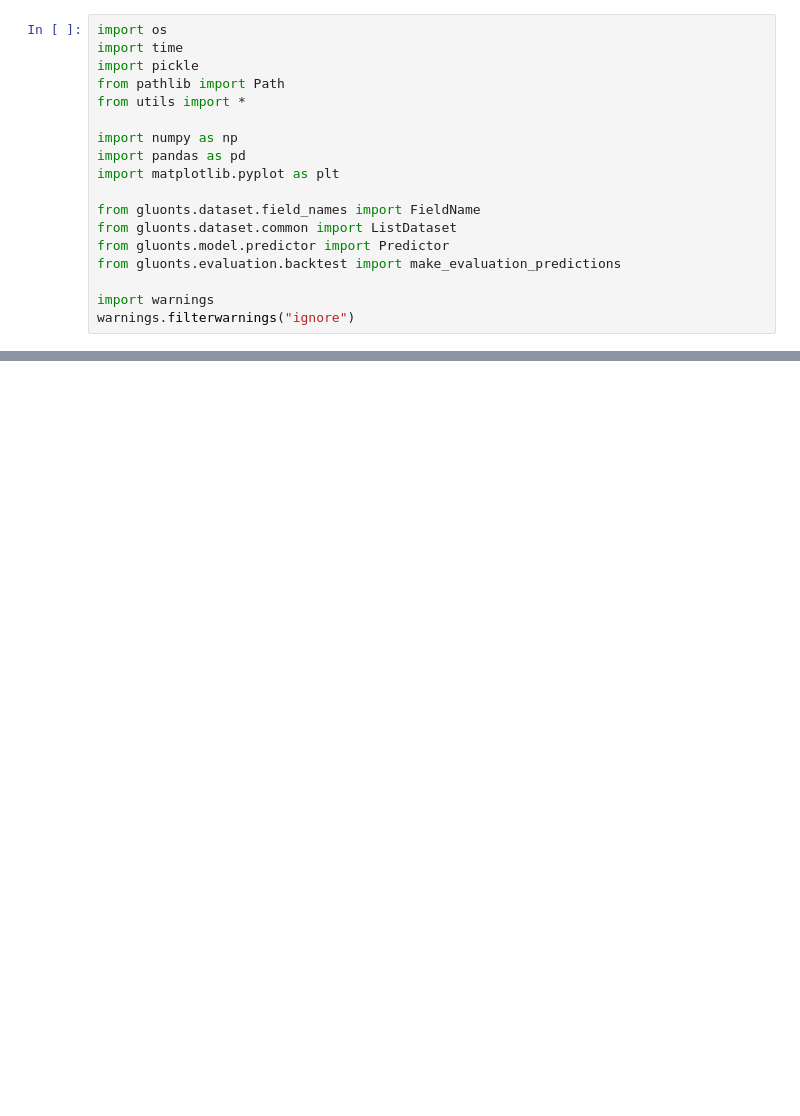
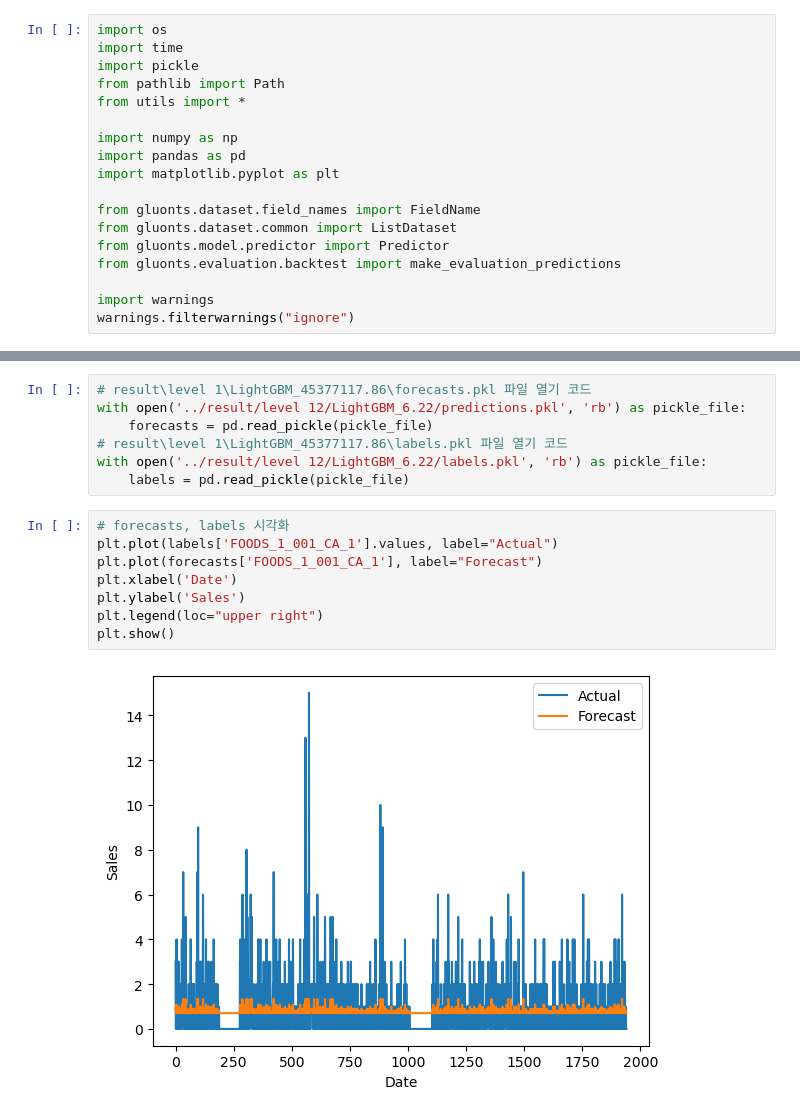
Before and after one commit to hakhyun0615/SCI_Journal_2, a Jupyter notebook: code/plot.ipynb, the cells around one changed output, grey strips where cells are left out. Drawn from its saved outputs; the diff is of its cells as text; blank space fills up the shorter version.

```diff
--- a/code/plot.ipynb
+++ b/code/plot.ipynb
@@ -72,0 +73,17 @@ for level in range(level_idx, level_idx+1):
+# %%
+# result\level 1\LightGBM_45377117.86\forecasts.pkl 파일 열기 코드
+with open('../result/level 12/LightGBM_6.22/predictions.pkl', 'rb') as pickle_file:
+    forecasts = pd.read_pickle(pickle_file)
+# result\level 1\LightGBM_45377117.86\labels.pkl 파일 열기 코드
+with open('../result/level 12/LightGBM_6.22/labels.pkl', 'rb') as pickle_file:
+    labels = pd.read_pickle(pickle_file)
+# %%
+# forecasts, labels 시각화
+plt.plot(labels['FOODS_1_001_CA_1'].values, label="Actual")
+plt.plot(forecasts['FOODS_1_001_CA_1'], label="Forecast")
+plt.xlabel('Date')
+plt.ylabel('Sales')
+plt.legend(loc="upper right")
+plt.show()
+# %% [output]
+[figure, added]
```
Also changed, not shown: parts of 1 cell of this notebook, 2 other files.
